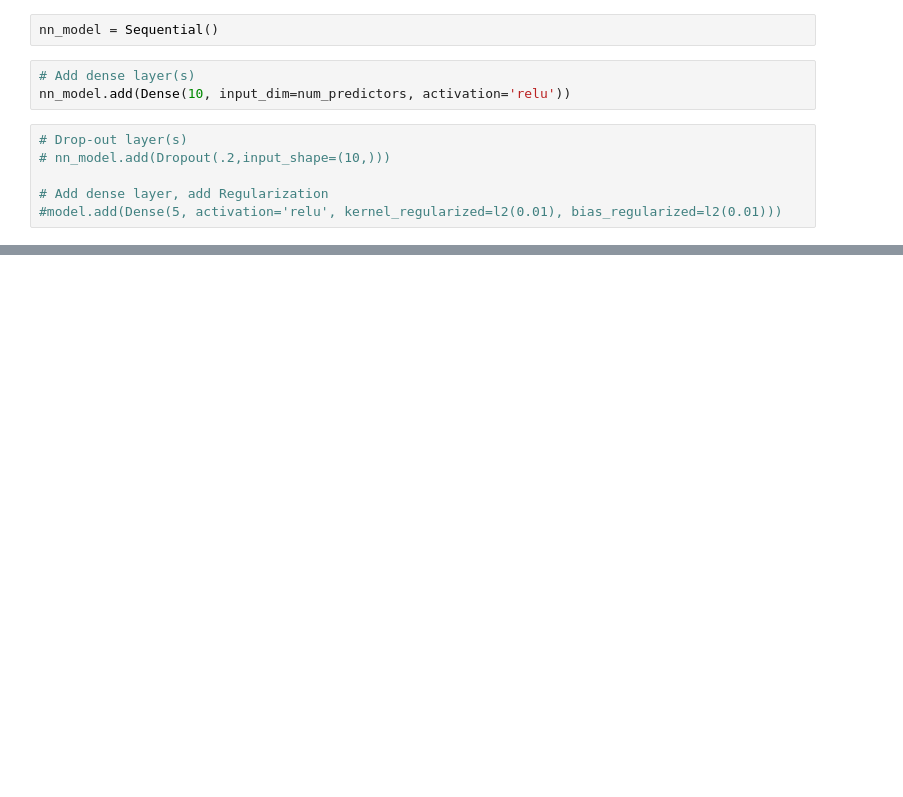
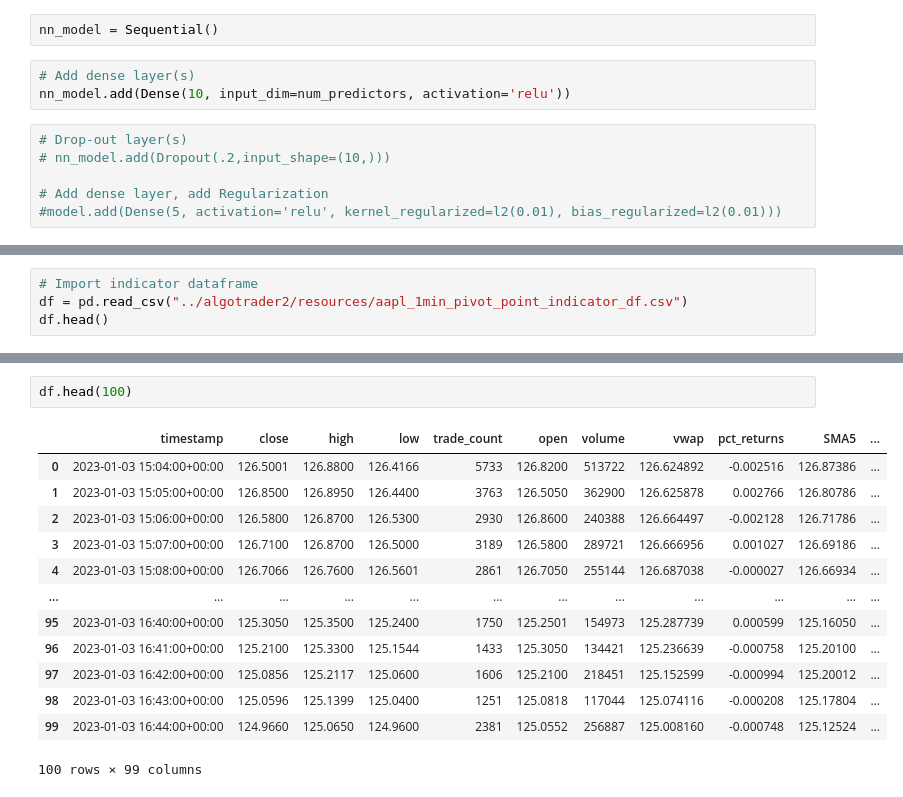
Before and after one commit to MontgomeryG/algotrader2, a Jupyter notebook: nn_implementation.ipynb, the cells around one changed output, grey strips where cells are left out. Drawn from its saved outputs; the diff is of its cells as text; blank space fills up the shorter version.

```diff
--- a/nn_implementation.ipynb
+++ b/nn_implementation.ipynb
@@ -241,0 +475,4 @@ nn_model.fit(X_train_scaled, y_train,
+# %%
+# Import indicator dataframe
+df = pd.read_csv("../algotrader2/resources/aapl_1min_pivot_point_indicator_df.csv")
+df.head()
@@ -241,0 +487,16 @@ nn_model.fit(X_train_scaled, y_train,
+# %%
+df.head(100)
+# %% [output]
+|  | timestamp | close | high | low | trade_count | open | volume | vwap | pct_returns | SMA5 | ... |
+| 0 | 2023-01-03 15:04:00+00:00 | 126.5001 | 126.8800 | 126.4166 | 5733 | 126.8200 | 513722 | 126.624892 | -0.002516 | 126.87386 | ... |
+| 1 | 2023-01-03 15:05:00+00:00 | 126.8500 | 126.8950 | 126.4400 | 3763 | 126.5050 | 362900 | 126.625878 | 0.002766 | 126.80786 | ... |
+| 2 | 2023-01-03 15:06:00+00:00 | 126.5800 | 126.8700 | 126.5300 | 2930 | 126.8600 | 240388 | 126.664497 | -0.002128 | 126.71786 | ... |
+| 3 | 2023-01-03 15:07:00+00:00 | 126.7100 | 126.8700 | 126.5000 | 3189 | 126.5800 | 289721 | 126.666956 | 0.001027 | 126.69186 | ... |
+| 4 | 2023-01-03 15:08:00+00:00 | 126.7066 | 126.7600 | 126.5601 | 2861 | 126.7050 | 255144 | 126.687038 | -0.000027 | 126.66934 | ... |
+| ... | ... | ... | ... | ... | ... | ... | ... | ... | ... | ... | ... |
+| 95 | 2023-01-03 16:40:00+00:00 | 125.3050 | 125.3500 | 125.2400 | 1750 | 125.2501 | 154973 | 125.287739 | 0.000599 | 125.16050 | ... |
+| 96 | 2023-01-03 16:41:00+00:00 | 125.2100 | 125.3300 | 125.1544 | 1433 | 125.3050 | 134421 | 125.236639 | -0.000758 | 125.20100 | ... |
+| 97 | 2023-01-03 16:42:00+00:00 | 125.0856 | 125.2117 | 125.0600 | 1606 | 125.2100 | 218451 | 125.152599 | -0.000994 | 125.20012 | ... |
+| 98 | 2023-01-03 16:43:00+00:00 | 125.0596 | 125.1399 | 125.0400 | 1251 | 125.0818 | 117044 | 125.074116 | -0.000208 | 125.17804 | ... |
+| 99 | 2023-01-03 16:44:00+00:00 | 124.9660 | 125.0650 | 124.9600 | 2381 | 125.0552 | 256887 | 125.008160 | -0.000748 | 125.12524 | ... |
+100 rows × 99 columns
```
Also changed, not shown: parts of 40 cells of this notebook, 5 other files.
